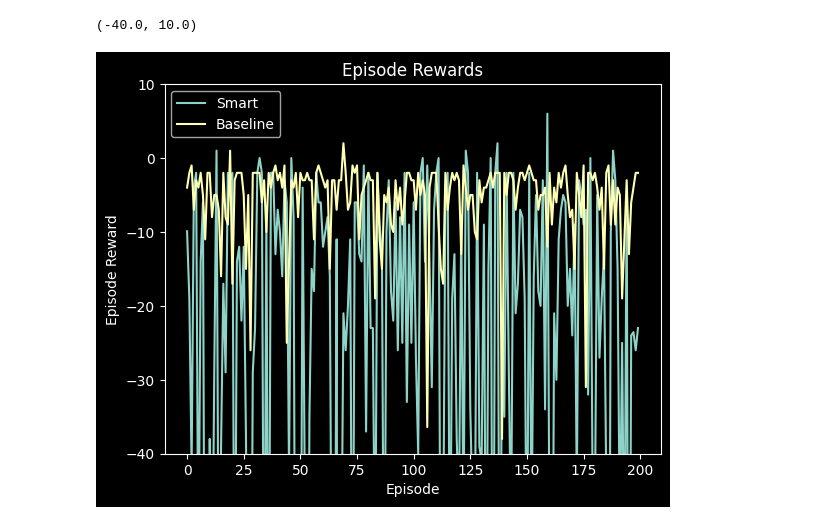
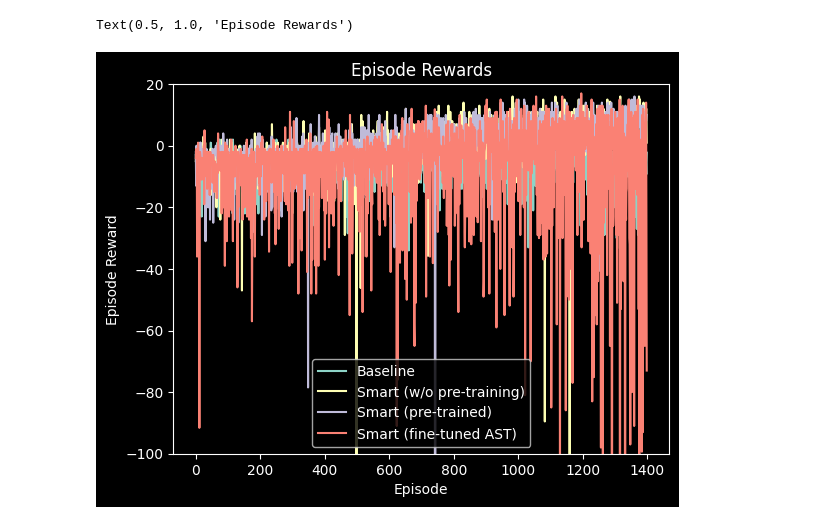
Before and after one commit to PranavMaganti/JEFRL, a Jupyter notebook: src/stats.ipynb, the cells around one changed output. Saved outputs shown, nothing was run; the diff lists cells and outputs as text; code cells hidden in the pictures.

```diff
--- a/src/stats.ipynb
+++ b/src/stats.ipynb
@@ -97,0 +48,6 @@ Number of episodes: smart: 7825, baseline: 25441
+# %%
+run_data = []
+
+for folder, step in zip(data_folders, latest_steps):
+    with open(folder / f"run_data_{step}.pkl", "rb") as f:
+        run_data.append(pickle.load(f))
@@ -135,27 +129,18 @@ Text(0.5, 1.0, 'Coverage vs. Number of Actions')
 # %%
-episodes = min(len(smart_episode_rewards), len(baseline_episode_rewards))
-window = 200
+episodes = min([len(data["episode_rewards"]) for data in run_data])
 
 plt.figure()
-sns.lineplot(
-    x=np.arange(len(smart_episode_rewards_summed[episodes-window:episodes])),
-    y=smart_episode_rewards_summed[episodes-window:episodes],
-    label="Smart",
-)
+for i, label in enumerate(data_labels):
+    sns.lineplot(
+        x=np.arange(len(summed_rewards[i][:episodes])),
+        y=summed_rewards[i][:episodes],
+        label=label,
+    )
 plt.xlabel("Episode")
 plt.ylabel("Episode Reward")
-plt.ylim(-40, 10)
+plt.ylim(-100, 20)
 
 plt.title("Episode Rewards")
-
-sns.lineplot(
-    x=np.arange(len(baseline_episode_rewards_summed[episodes-window:episodes])),
-    y=baseline_episode_rewards_summed[episodes-window:episodes],
-    label="Baseline",
-)
-plt.xlabel("Episode")
-plt.ylabel("Episode Reward")
-plt.ylim(-40, 10)
 # %% [output]
-(-40.0, 10.0)
+Text(0.5, 1.0, 'Episode Rewards')
-[figure, old version]
+[figure, new version]
```
Also changed, not shown: parts of 16 cells of this notebook, 7 other files.
